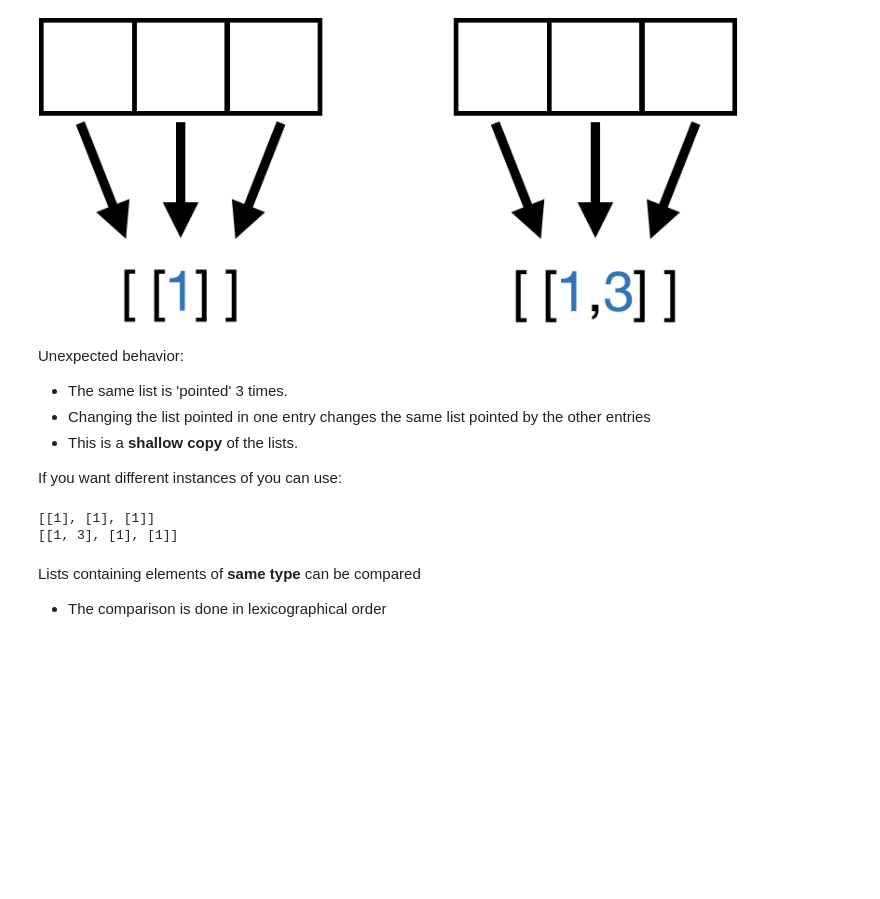
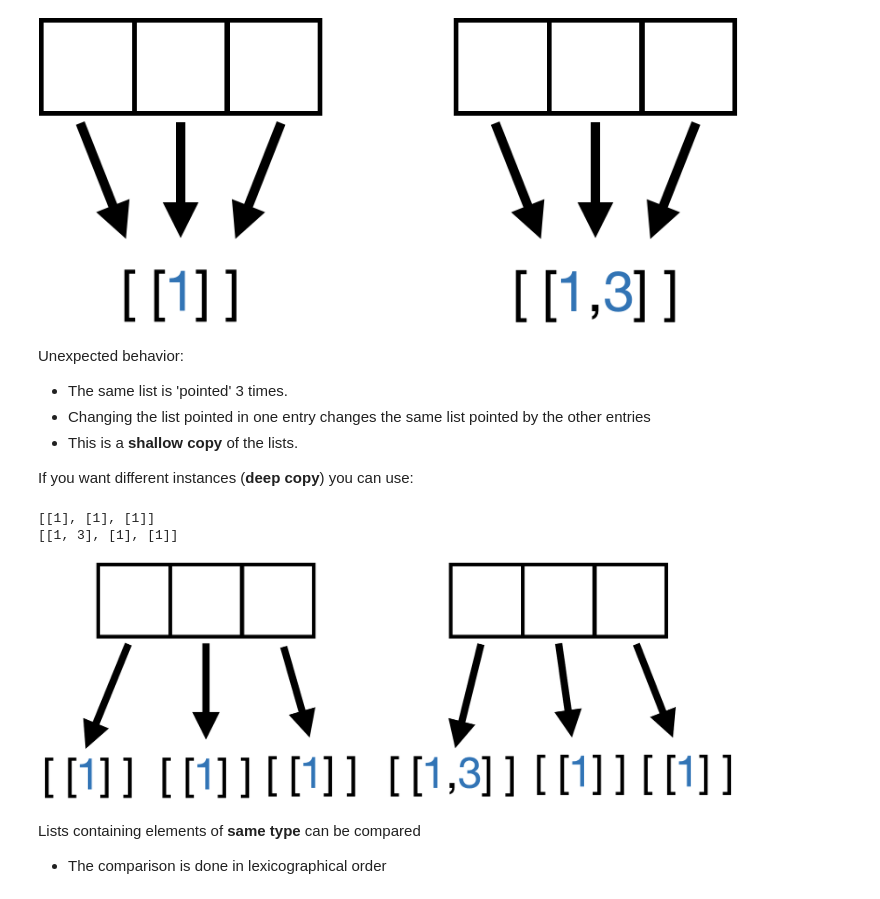
Before and after one commit to EMbeDS-education/SNS-IProML2021, a Jupyter notebook: jupyter/jupyterNotebooks/03Collections.ipynb, the cells around one changed output. Cells and saved outputs as stored; diff of their text form; code cells hidden in the pictures; blank space fills up the shorter version.

```diff
--- a/jupyter/jupyterNotebooks/03Collections.ipynb
+++ b/jupyter/jupyterNotebooks/03Collections.ipynb
@@ -186,7 +186,7 @@ Unexpected behavior:
 * Changing the list pointed in one entry changes the same list pointed by the other entries
 * This is a __shallow copy__ of the lists.
 
-If you want different instances of you can use:
+If you want different instances (__deep copy__) you can use:
 # %%
 lists = [[1] for i in range(3)]
 print(lists)
@@ -195,6 +195,11 @@ print(lists)
 # %% [output]
 [[1], [1], [1]]
 [[1, 3], [1], [1]]
+# %%
+img=Image(url_github_repo+'jupyter/jupyterNotebooks/images/deepcopy.png',width=700)
+display(img)
+# %% [output]
+[figure, added]
 # %% [markdown]
 Lists containing elements of __same type__ can be compared
 * The comparison is done in lexicographical order
```
Also changed, not shown: parts of 55 cells of this notebook.
